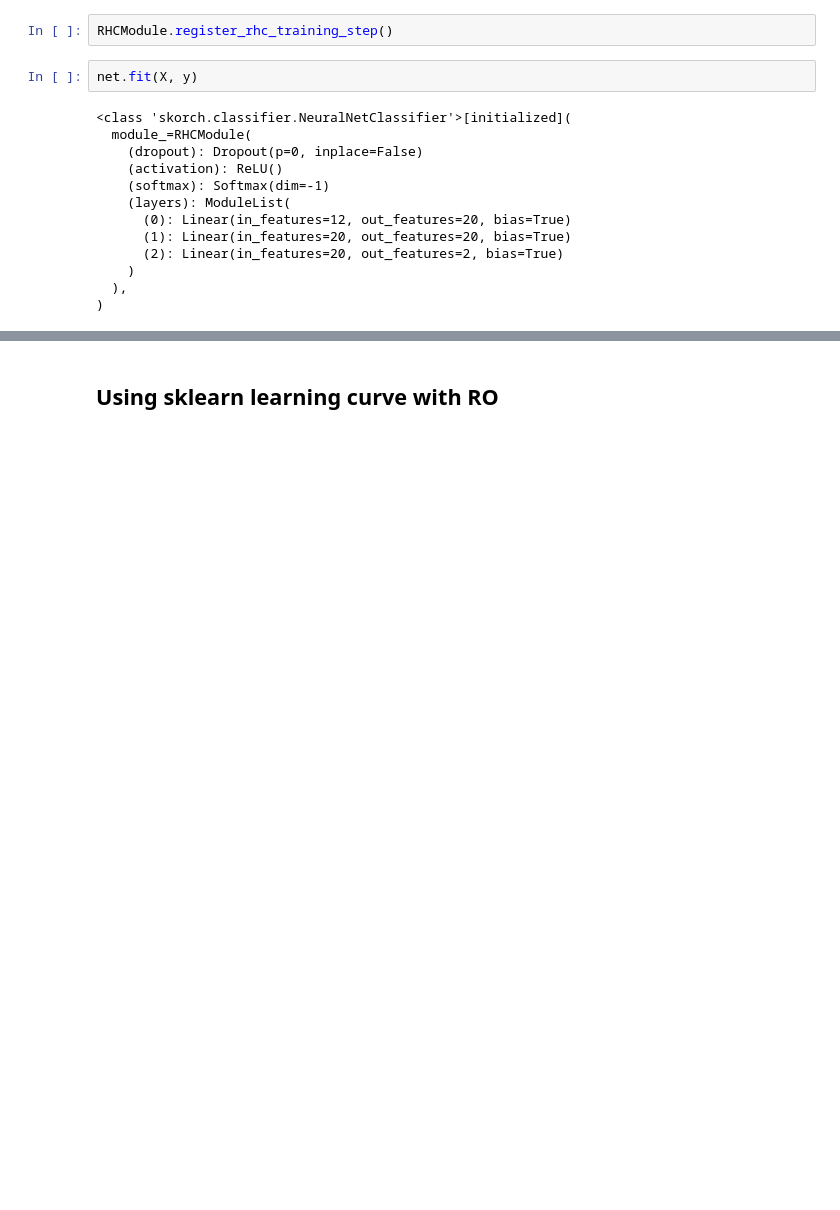
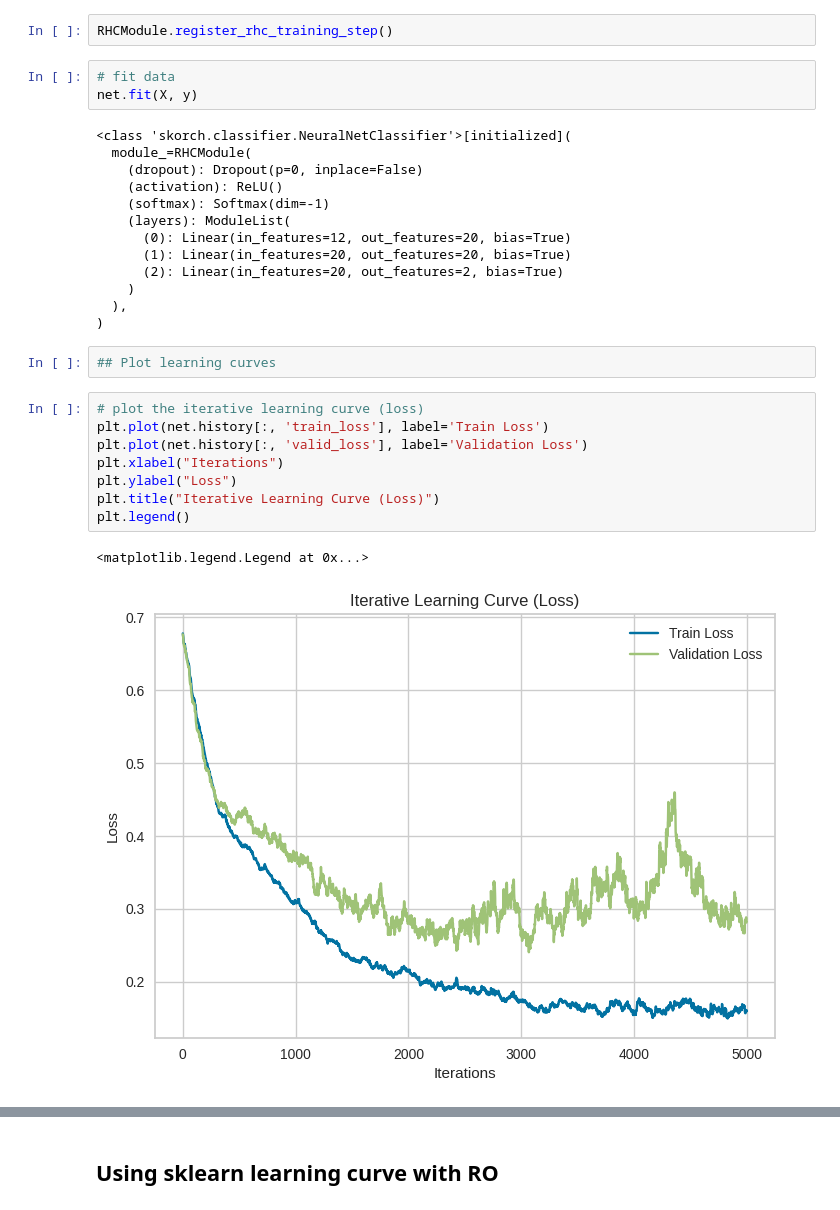
Before and after one commit to jlm429/pyperch, a Jupyter notebook: notebooks/rhc_opt_network.ipynb, the cells around one changed output, grey strips where cells are left out. Saved outputs shown, nothing was run; the diff lists cells and outputs as text; blank space fills up the shorter version.

```diff
--- a/notebooks/rhc_opt_network.ipynb
+++ b/notebooks/rhc_opt_network.ipynb
@@ -47,6 +51,7 @@ net = NeuralNetClassifier(
 # %%
 RHCModule.register_rhc_training_step()
 # %%
+# fit data
 net.fit(X, y)
 # %% [output]
 <class 'skorch.classifier.NeuralNetClassifier'>[initialized](
@@ -61,3 +66,16 @@ net.fit(X, y)
     )
   ),
 )
+# %%
+## Plot learning curves
+# %%
+# plot the iterative learning curve (loss)
+plt.plot(net.history[:, 'train_loss'], label='Train Loss')
+plt.plot(net.history[:, 'valid_loss'], label='Validation Loss')
+plt.xlabel("Iterations")
+plt.ylabel("Loss")
+plt.title("Iterative Learning Curve (Loss)")
+plt.legend()
+# %% [output]
+<matplotlib.legend.Legend at 0x...>
+[figure, added]
```
Also changed, not shown: parts of 5 cells of this notebook.
